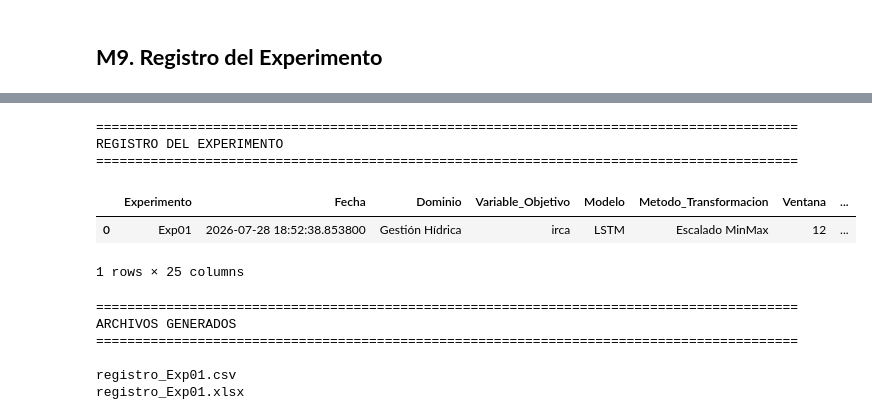
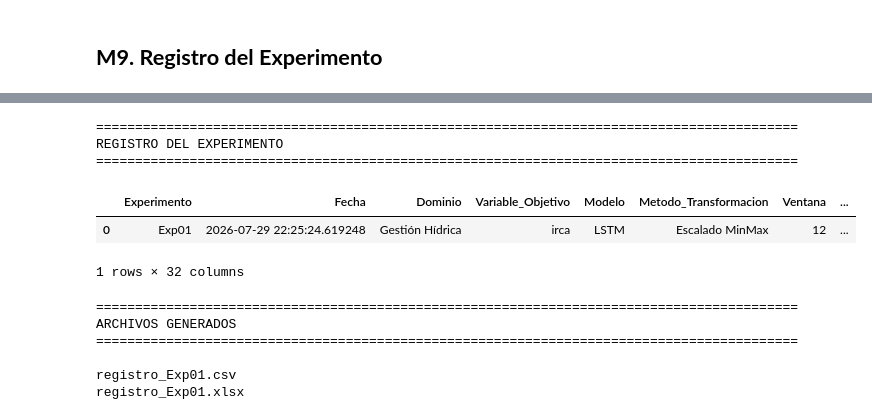
Before and after one commit to josedanielbg/FRAMEWORK_V7, a Jupyter notebook: NOTEBOOKS/C14_MODELADO/FW7_C14_Modelado.ipynb, the cells around one changed output, grey strips where cells are left out. Cells and saved outputs as stored; diff of their text form; code cells hidden in the pictures.

```diff
--- a/NOTEBOOKS/C14_MODELADO/FW7_C14_Modelado.ipynb
+++ b/NOTEBOOKS/C14_MODELADO/FW7_C14_Modelado.ipynb
@@ -1804,35 +1945,49 @@ registro = pd.DataFrame({
     "Loss_Train":[LOSS_FINAL],
 
     "Loss_Validacion":[VAL_LOSS_FINAL],
 
     "Loss_Prueba":[LOSS_TEST],
 
     "Accuracy_Train":[ACC_FINAL],
 
     "Accuracy_Validacion":[VAL_ACC_FINAL],
 
     "Accuracy_Prueba":[ACC_TEST],
 
+    "Accuracy":[accuracy],
+
+    "Precision":[precision],
+
+    "Recall":[recall],
+
+    "F1_Score":[f1],
+
+    "Especificidad":[especificidad],
+
+    "Accuracy_Balanceada":[accuracy_balanceada],
+
+    "Estado_General":[estado],
+
     "Tiempo_Segundos":[TIEMPO_ENTRENAMIENTO]
 
 })
 
 print()
 
 print("="*90)
 print("REGISTRO DEL EXPERIMENTO")
 print("="*90)
 
 print()
 
 display(registro)
 # %% [output]
 ==========================================================================================
 REGISTRO DEL EXPERIMENTO
 ==========================================================================================
 |  | Experimento | Fecha | Dominio | Variable_Objetivo | Modelo | Metodo_Transformacion | Ventana | ... |
-| 0 | Exp01 | 2026-07-28 18:52:38.853800 | Gestión Hídrica | irca | LSTM | Escalado MinMax | 12 | ... |
+| 0 | Exp01 | 2026-07-29 22:25:24.619248 | Gestión Hídrica | irca | LSTM | Escalado MinMax | 12 | ... |
-1 rows × 25 columns
+1 rows × 32 columns
 # %%
 #==========================================================================================
 # EXPORTACIÓN
```
Also changed, not shown: parts of 10 cells of this notebook.
